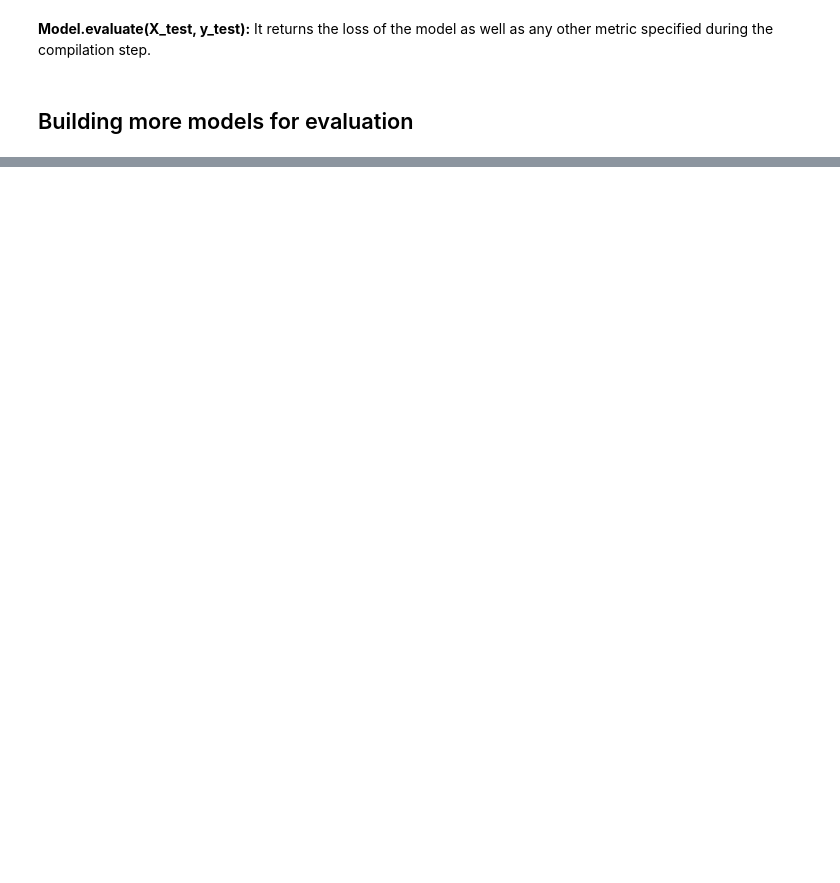
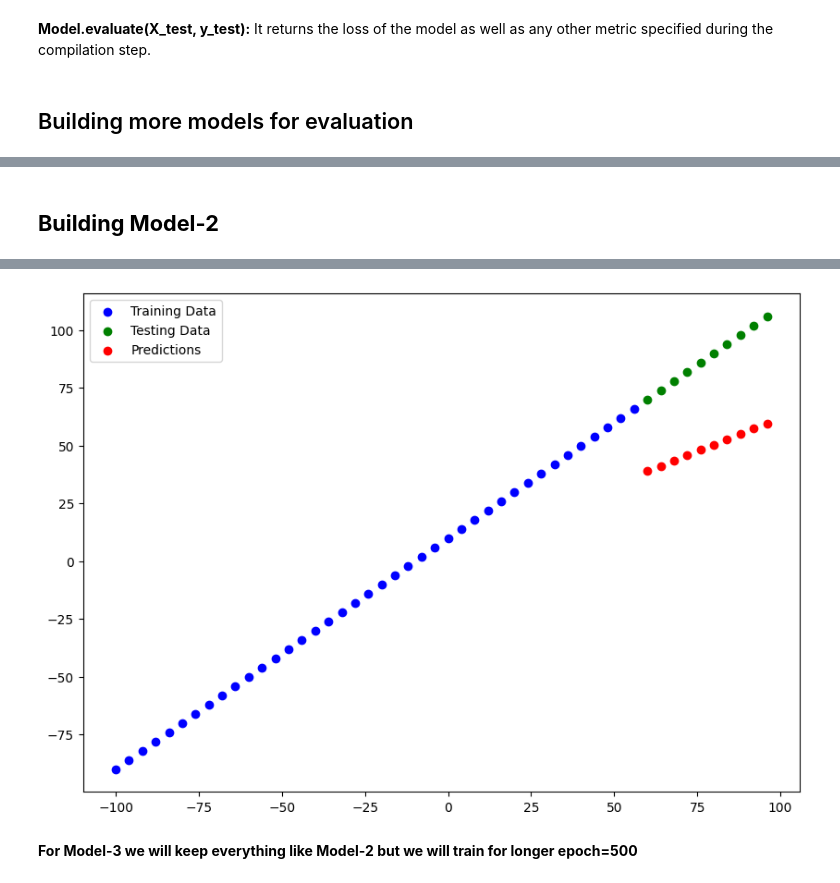
Before and after one commit to Amirzeb-badshah/DeepLearning_With_TensorFlow-Course, a Jupyter notebook: Linear_Regression.ipynb, the cells around one changed output, grey strips where cells are left out. Drawn from its saved outputs; the diff is of its cells as text; code cells hidden in the pictures; blank space fills up the shorter version.

```diff
--- a/Linear_Regression.ipynb
+++ b/Linear_Regression.ipynb
@@ -221,0 +240,17 @@ plot_predictions(X_train,y_train ,X_test,y_test,y_preds_1)
+# %% [markdown]
+## **Building Model-2**
+# %%
+tf.random.set_seed(42)
+
+model2 = tf.keras.Sequential([
+                              tf.keras.layers.Dense(1),
+                              tf.keras.layers.Dense(1)
+])
+model2.compile(loss=tf.keras.losses.mae,
+               optimizer=tf.keras.optimizers.SGD(),
+               metrics=["mae"])
+history2=model2.fit(tf.expand_dims(X_train, axis=-1), y_train, epochs=300)
+# %%
+y_pred_2 = model2.predict(X_test)
+plot_predictions(X_train,y_train ,X_test,y_test,y_pred_2)
+# %% [output]
@@ -221,0 +258,3 @@ plot_predictions(X_train,y_train ,X_test,y_test,y_preds_1)
+[figure, added]
+# %% [markdown]
+**For Model-3 we will keep everything like Model-2 but we will train for longer epoch=500**
```
Also changed, not shown: parts of 18 cells of this notebook.
